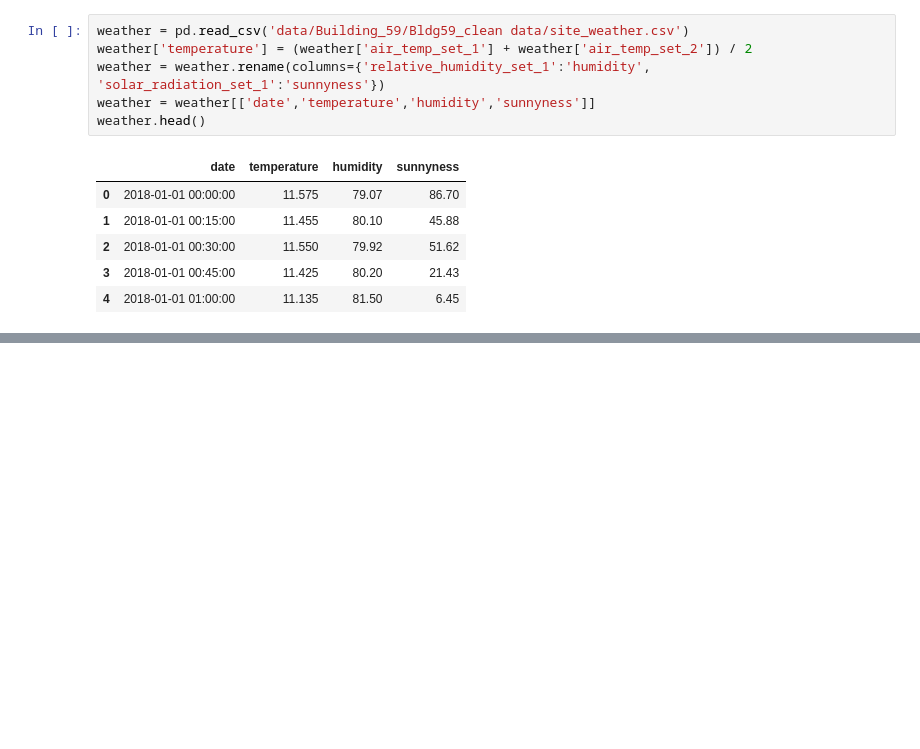
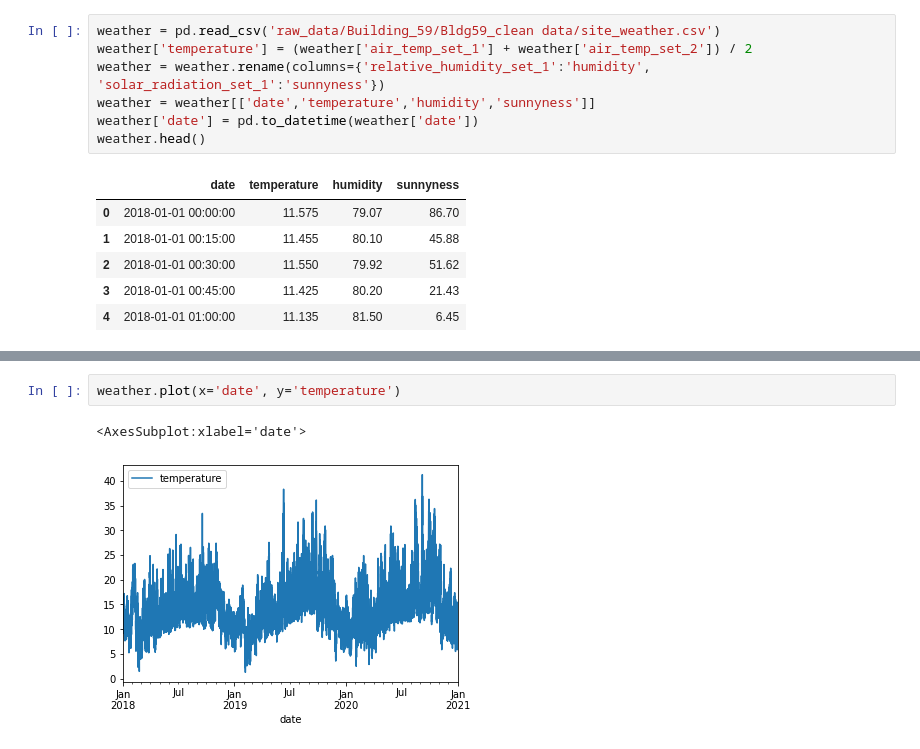
Before and after one commit to kmcguigan1/WATAI2023_energy_demand_modelling, a Jupyter notebook: build_data.ipynb, the cells around one changed output, grey strips where cells are left out. Drawn from its saved outputs; the diff is of its cells as text; blank space fills up the shorter version.

```diff
--- a/build_data.ipynb
+++ b/build_data.ipynb
@@ -33,10 +33,11 @@ sns.histplot(data=energy)
 <AxesSubplot:ylabel='Count'>
 [figure]
 # %%
-weather = pd.read_csv('data/Building_59/Bldg59_clean data/site_weather.csv')
+weather = pd.read_csv('raw_data/Building_59/Bldg59_clean data/site_weather.csv')
 weather['temperature'] = (weather['air_temp_set_1'] + weather['air_temp_set_2']) / 2
 weather = weather.rename(columns={'relative_humidity_set_1':'humidity', 'solar_radiation_set_1':'sunnyness'})
 weather = weather[['date','temperature','humidity','sunnyness']]
+weather['date'] = pd.to_datetime(weather['date'])
 weather.head()
 # %% [output]
 |  | date | temperature | humidity | sunnyness |
@@ -47,0 +92,5 @@ weather.head()
+# %%
+weather.plot(x='date', y='temperature')
+# %% [output]
+<AxesSubplot:xlabel='date'>
+[figure, added]
```
Also changed, not shown: parts of 9 cells of this notebook, 2 other files.
